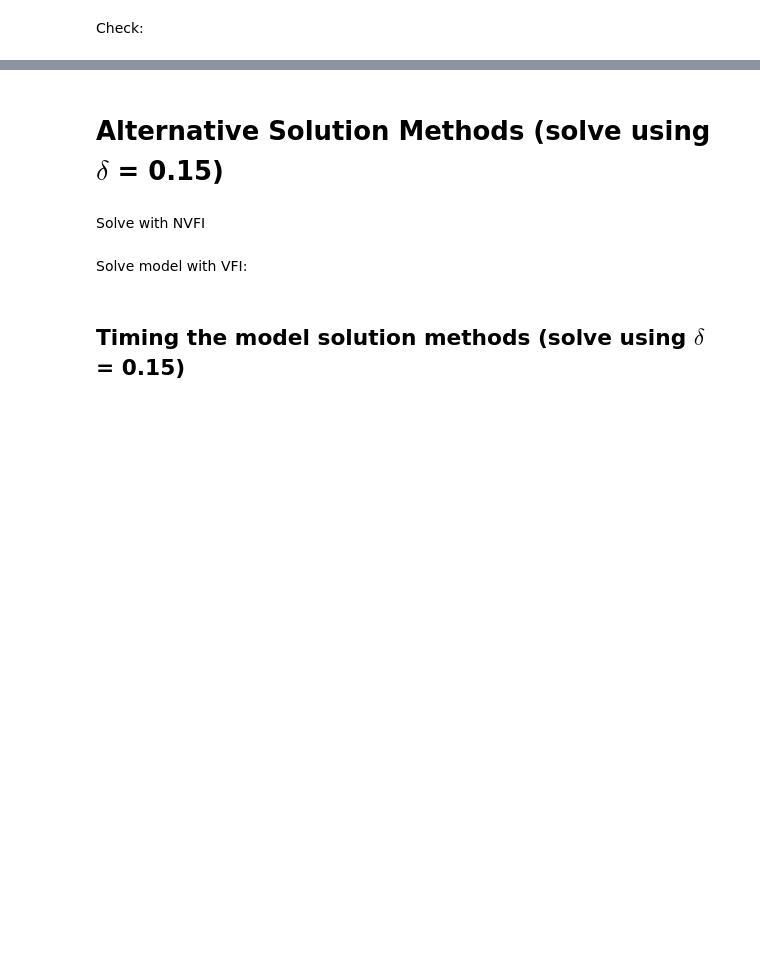
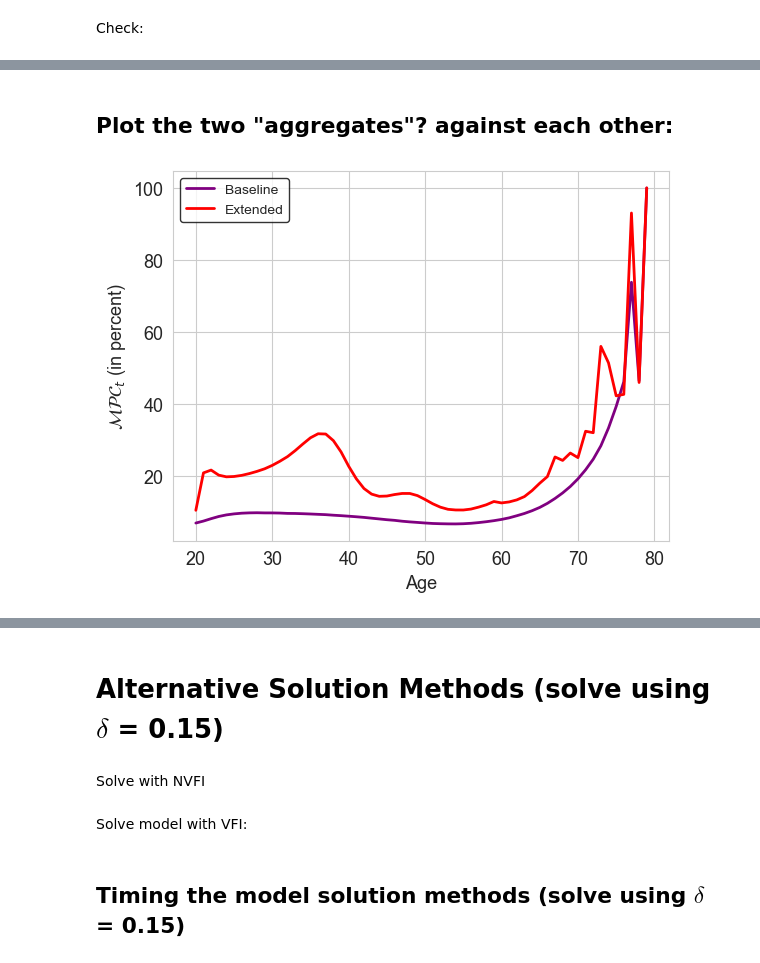
Before and after one commit to HansChristianPOLIT/LostInOptimization, a Jupyter notebook: Jeppe/02. DurableConsumptionModel/WORKSPACE.ipynb, the cells around one changed output, grey strips where cells are left out. Cells and saved outputs as stored; diff of their text form; code cells hidden in the pictures; blank space fills up the shorter version.

```diff
--- a/Jeppe/02. DurableConsumptionModel/WORKSPACE.ipynb
+++ b/Jeppe/02. DurableConsumptionModel/WORKSPACE.ipynb
@@ -772,3 +730,29 @@ if not os.path.exists("../plots"):
 plt.savefig("../plots/two_asset_WealthMPCExtended.pdf", bbox_inches='tight')
 
 plt.show()
+# %% [markdown]
+## Plot the two "aggregates"? against each other:
+# %%
+# PLOT BOTH LINES ON SAME PLOT
+plt.plot(age, mean_mpc_aggregate1, lw=2, color='purple', linestyle='-', label='Baseline')
+plt.plot(age, mean_mpc_aggregate2, lw=2, color='red', linestyle='-', label='Extended')
+
+# Set labels and fontsize
+plt.xlabel('Age', fontsize=13)
+plt.ylabel('$\mathcal{MPC}_t$ (in percent)', fontsize=13)
+plt.xticks(fontsize=13)
+plt.yticks(fontsize=13)
+
+# Show legend with desired frame style
+legend = plt.legend(frameon=True)
+frame = legend.get_frame()
+frame.set_edgecolor('black')
+
+if not os.path.exists("../plots"):
+    os.makedirs("../plots")
+
+plt.savefig("../plots/compare_MPC", bbox_inches='tight')
+
+plt.show()
+# %% [output]
+[figure, added]
```
Also changed, not shown: parts of 20 cells of this notebook, 7 other files.
